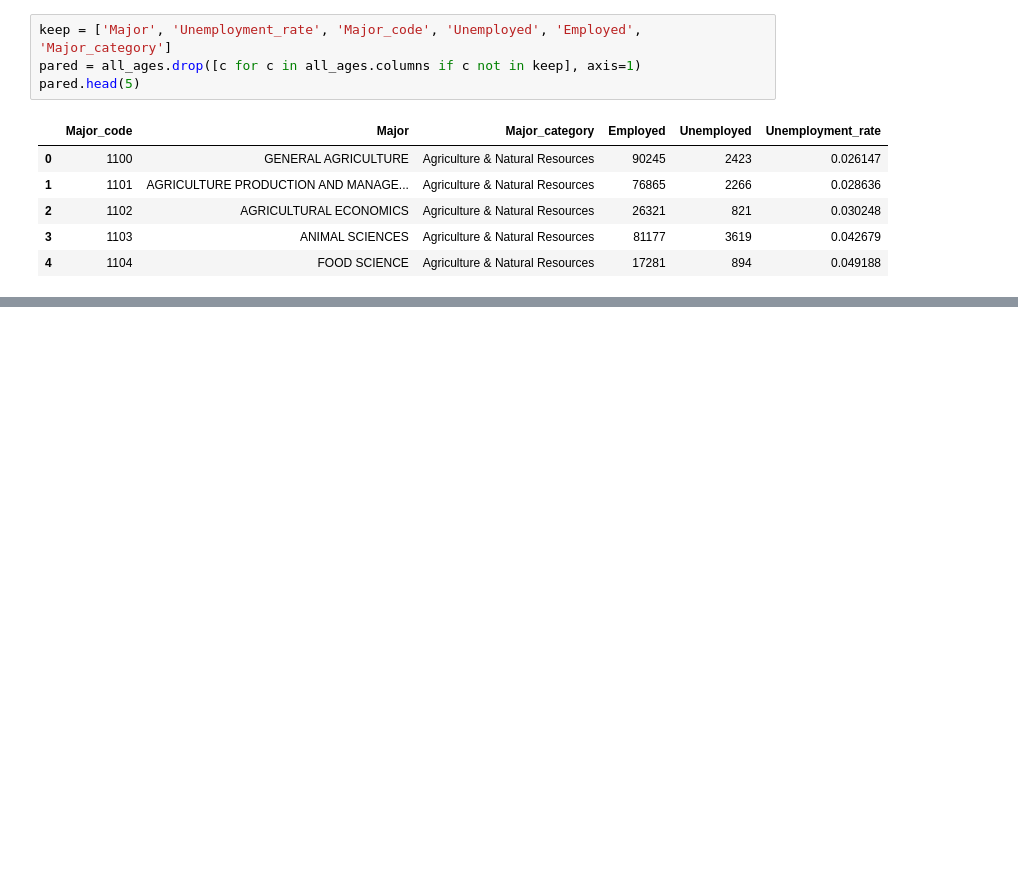
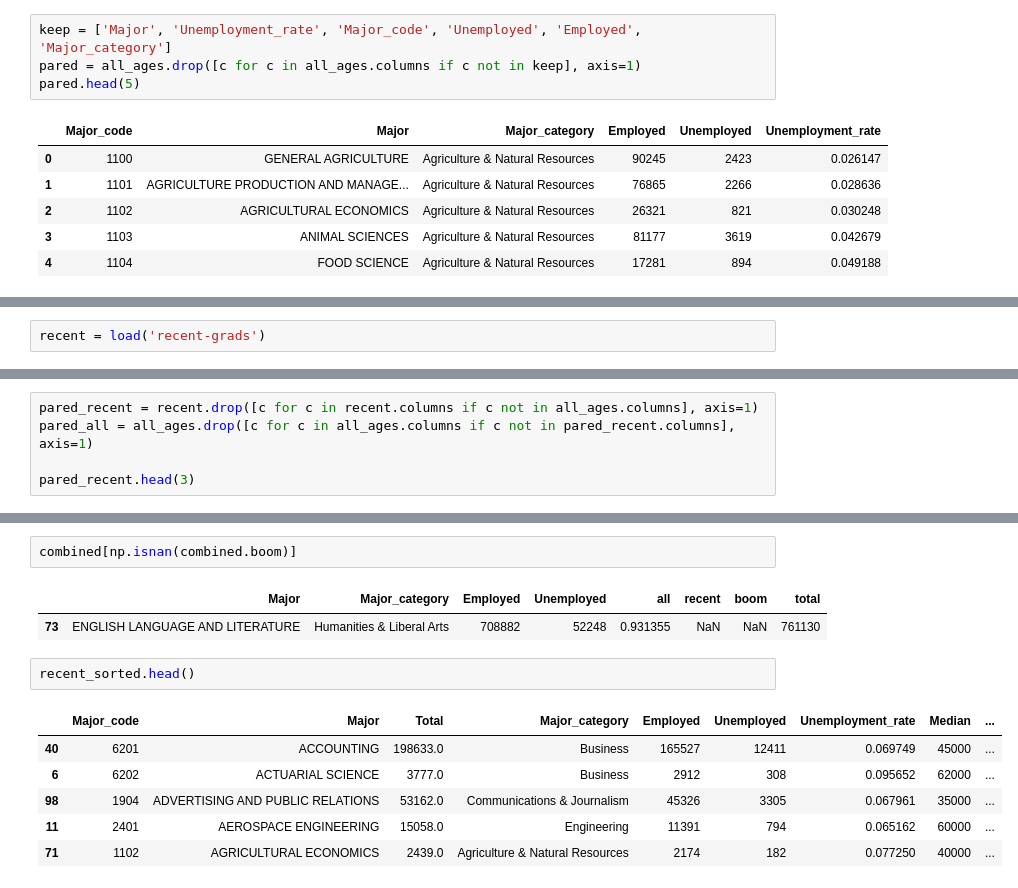
Before and after one commit to luclepot/recent_grad_analysis, a Jupyter notebook: analysis.ipynb, the cells around one changed output, grey strips where cells are left out. Drawn from its saved outputs; the diff is of its cells as text; blank space fills up the shorter version.

```diff
--- a/analysis.ipynb
+++ b/analysis.ipynb
@@ -204,0 +220,2 @@ plt.show()
+# %%
+recent = load('recent-grads')
@@ -204,0 +239,5 @@ plt.show()
+# %%
+pared_recent = recent.drop([c for c in recent.columns if c not in all_ages.columns], axis=1)
+pared_all = all_ages.drop([c for c in all_ages.columns if c not in pared_recent.columns], axis=1)
+
+pared_recent.head(3)
@@ -204,0 +372,14 @@ plt.show()
+# %%
+combined[np.isnan(combined.boom)]
+# %% [output]
+|  | Major | Major_category | Employed | Unemployed | all | recent | boom | total |
+| 73 | ENGLISH LANGUAGE AND LITERATURE | Humanities & Liberal Arts | 708882 | 52248 | 0.931355 | NaN | NaN | 761130 |
+# %%
+recent_sorted.head()
+# %% [output]
+|  | Major_code | Major | Total | Major_category | Employed | Unemployed | Unemployment_rate | Median | ... |
+| 40 | 6201 | ACCOUNTING | 198633.0 | Business | 165527 | 12411 | 0.069749 | 45000 | ... |
+| 6 | 6202 | ACTUARIAL SCIENCE | 3777.0 | Business | 2912 | 308 | 0.095652 | 62000 | ... |
+| 98 | 1904 | ADVERTISING AND PUBLIC RELATIONS | 53162.0 | Communications & Journalism | 45326 | 3305 | 0.067961 | 35000 | ... |
+| 11 | 2401 | AEROSPACE ENGINEERING | 15058.0 | Engineering | 11391 | 794 | 0.065162 | 60000 | ... |
+| 71 | 1102 | AGRICULTURAL ECONOMICS | 2439.0 | Agriculture & Natural Resources | 2174 | 182 | 0.077250 | 40000 | ... |
```
Also changed, not shown: parts of 21 cells of this notebook, 1 other file.
